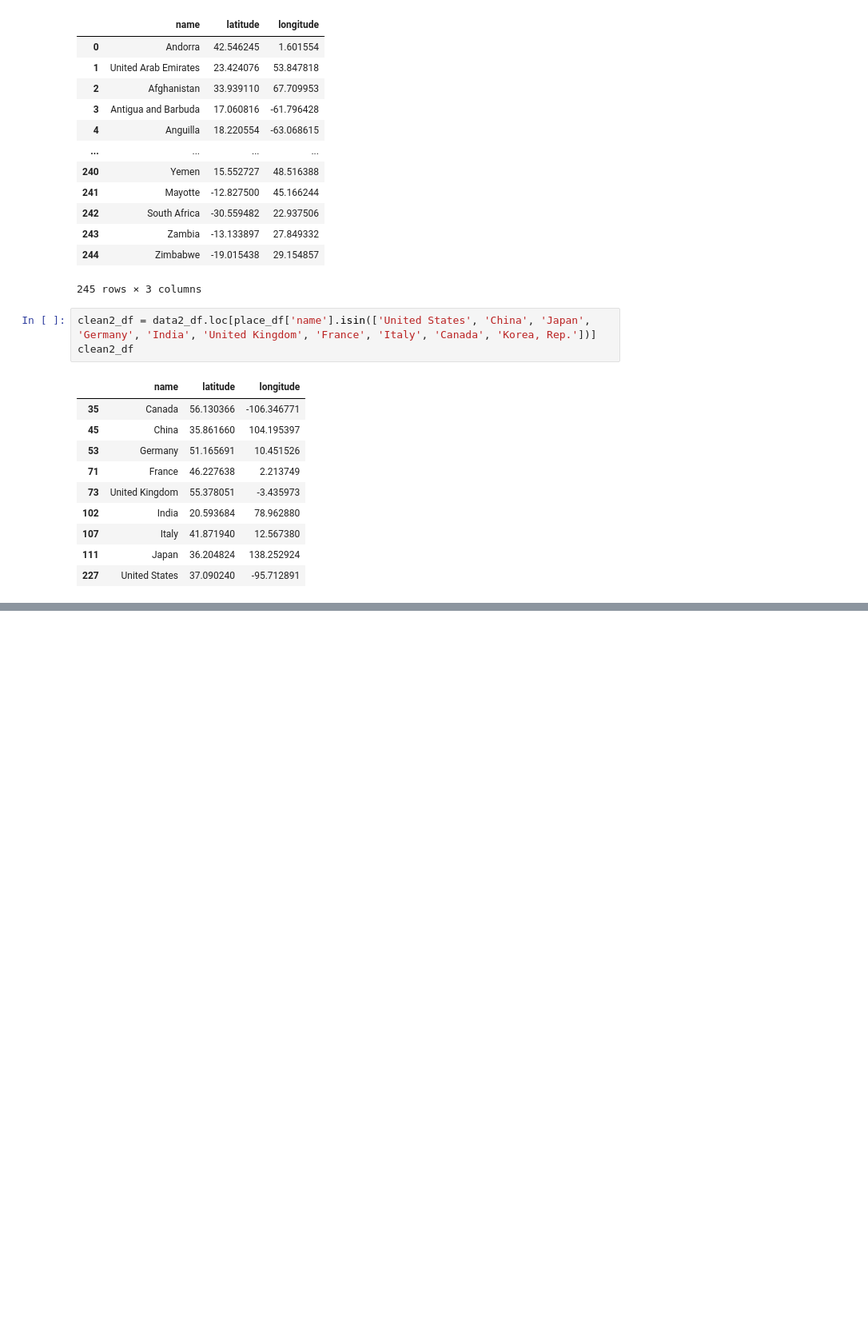
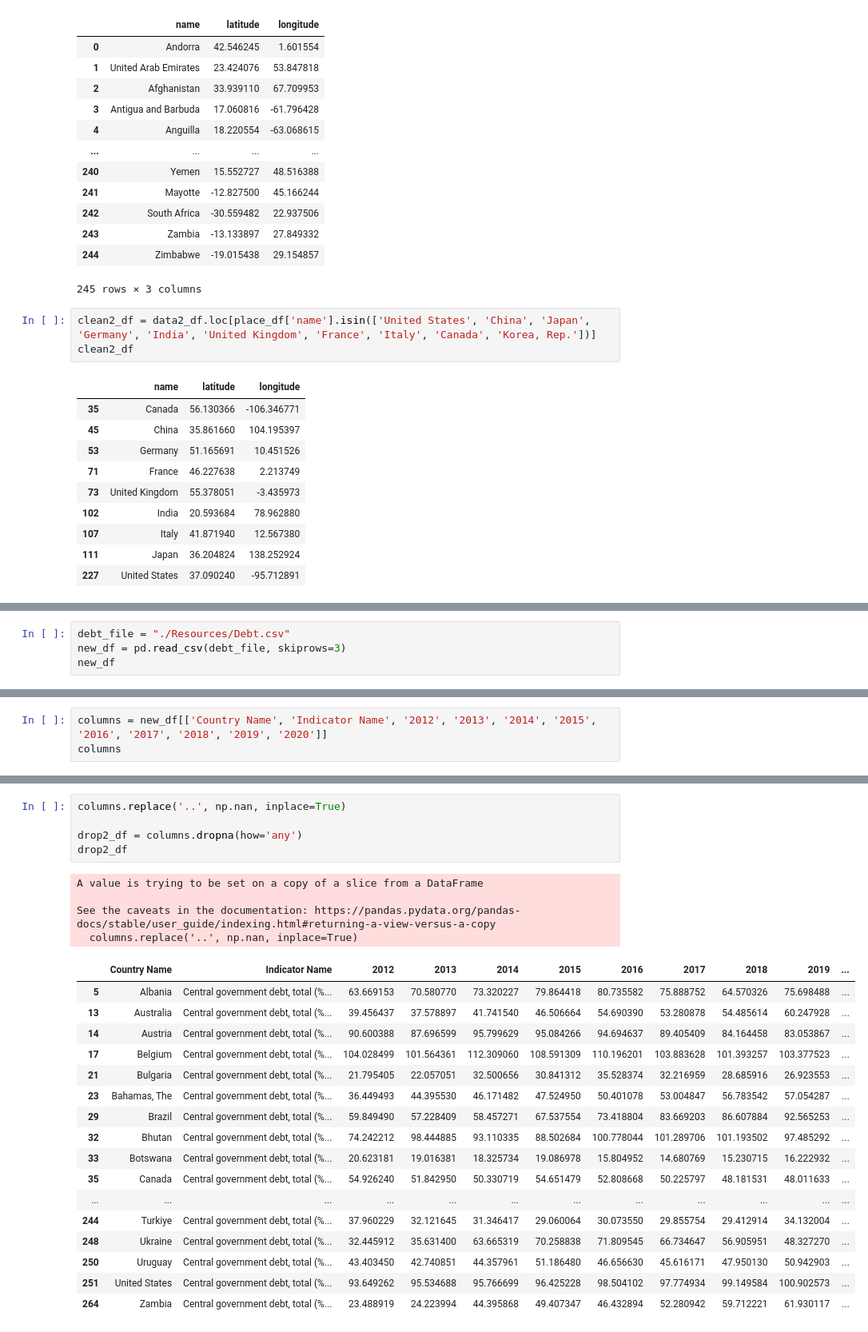
Before and after one commit to rasemanb/prioject3, a Jupyter notebook: Tables/Sql Data.ipynb, the cells around one changed output, grey strips where cells are left out. Shown: that part at 80% size. Cells and saved outputs as stored; diff of their text form; blank space fills up the shorter version.

```diff
--- a/Tables/Sql Data.ipynb
+++ b/Tables/Sql Data.ipynb
@@ -169,3 +265,7 @@ rename2_df
 | 107 | Italy | 41.871940 | 12.567380 |
 | 111 | Japan | 36.204824 | 138.252924 |
 | 227 | United States | 37.090240 | -95.712891 |
+# %%
+debt_file = "./Resources/Debt.csv"
+new_df = pd.read_csv(debt_file, skiprows=3)
+new_df
@@ -171,0 +286,3 @@ rename2_df
+# %%
+columns = new_df[['Country Name', 'Indicator Name', '2012', '2013', '2014', '2015', '2016', '2017', '2018', '2019', '2020']]
+columns
@@ -171,0 +318,27 @@ rename2_df
+# %%
+columns.replace('..', np.nan, inplace=True)
+
+drop2_df = columns.dropna(how='any')
+drop2_df
+# %% [output]
+A value is trying to be set on a copy of a slice from a DataFrame
+
+See the caveats in the documentation: https://pandas.pydata.org/pandas-docs/stable/user_guide/indexing.html#returning-a-view-versus-a-copy
+  columns.replace('..', np.nan, inplace=True)
+|  | Country Name | Indicator Name | 2012 | 2013 | 2014 | 2015 | 2016 | 2017 | 2018 | 2019 | ... |
+| 5 | Albania | Central government debt, total (%... | 63.669153 | 70.580770 | 73.320227 | 79.864418 | 80.735582 | 75.888752 | 64.570326 | 75.698488 | ... |
+| 13 | Australia | Central government debt, total (%... | 39.456437 | 37.578897 | 41.741540 | 46.506664 | 54.690390 | 53.280878 | 54.485614 | 60.247928 | ... |
+| 14 | Austria | Central government debt, total (%... | 90.600388 | 87.696599 | 95.799629 | 95.084266 | 94.694637 | 89.405409 | 84.164458 | 83.053867 | ... |
+| 17 | Belgium | Central government debt, total (%... | 104.028499 | 101.564361 | 112.309060 | 108.591309 | 110.196201 | 103.883628 | 101.393257 | 103.377523 | ... |
+| 21 | Bulgaria | Central government debt, total (%... | 21.795405 | 22.057051 | 32.500656 | 30.841312 | 35.528374 | 32.216959 | 28.685916 | 26.923553 | ... |
+| 23 | Bahamas, The | Central government debt, total (%... | 36.449493 | 44.395530 | 46.171482 | 47.524950 | 50.401078 | 53.004847 | 56.783542 | 57.054287 | ... |
+| 29 | Brazil | Central government debt, total (%... | 59.849490 | 57.228409 | 58.457271 | 67.537554 | 73.418804 | 83.669203 | 86.607884 | 92.565253 | ... |
+| 32 | Bhutan | Central government debt, total (%... | 74.242212 | 98.444885 | 93.110335 | 88.502684 | 100.778044 | 101.289706 | 101.193502 | 97.485292 | ... |
+| 33 | Botswana | Central government debt, total (%... | 20.623181 | 19.016381 | 18.325734 | 19.086978 | 15.804952 | 14.680769 | 15.230715 | 16.222932 | ... |
+| 35 | Canada | Central government debt, total (%... | 54.926240 | 51.842950 | 50.330719 | 54.651479 | 52.808668 | 50.225797 | 48.181531 | 48.011633 | ... |
+| ... | ... | ... | ... | ... | ... | ... | ... | ... | ... | ... | ... |
+| 244 | Turkiye | Central government debt, total (%... | 37.960229 | 32.121645 | 31.346417 | 29.060064 | 30.073550 | 29.855754 | 29.412914 | 34.132004 | ... |
+| 248 | Ukraine | Central government debt, total (%... | 32.445912 | 35.631400 | 63.665319 | 70.258838 | 71.809545 | 66.734647 | 56.905951 | 48.327270 | ... |
+| 250 | Uruguay | Central government debt, total (%... | 43.403450 | 42.740851 | 44.357961 | 51.186480 | 46.656630 | 45.616171 | 47.950130 | 50.942903 | ... |
+| 251 | United States | Central government debt, total (%... | 93.649262 | 95.534688 | 95.766699 | 96.425228 | 98.504102 | 97.774934 | 99.149584 | 100.902573 | ... |
+| 264 | Zambia | Central government debt, total (%... | 23.488919 | 24.223994 | 44.395868 | 49.407347 | 46.432894 | 52.280942 | 59.712221 | 61.930117 | ... |
```
Also changed, not shown: parts of 19 cells of this notebook, 2 other files.
